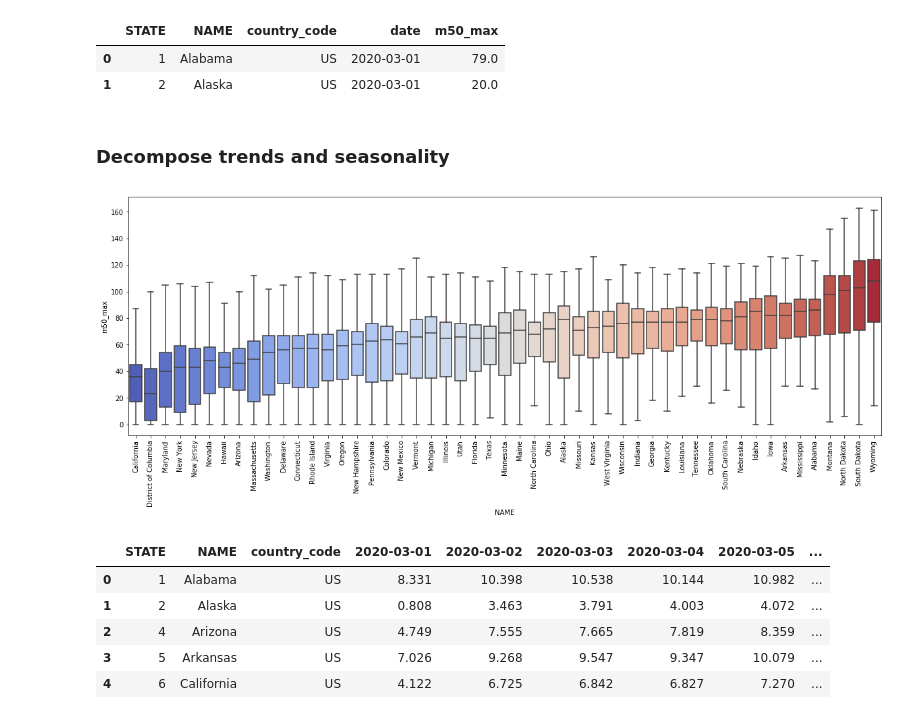
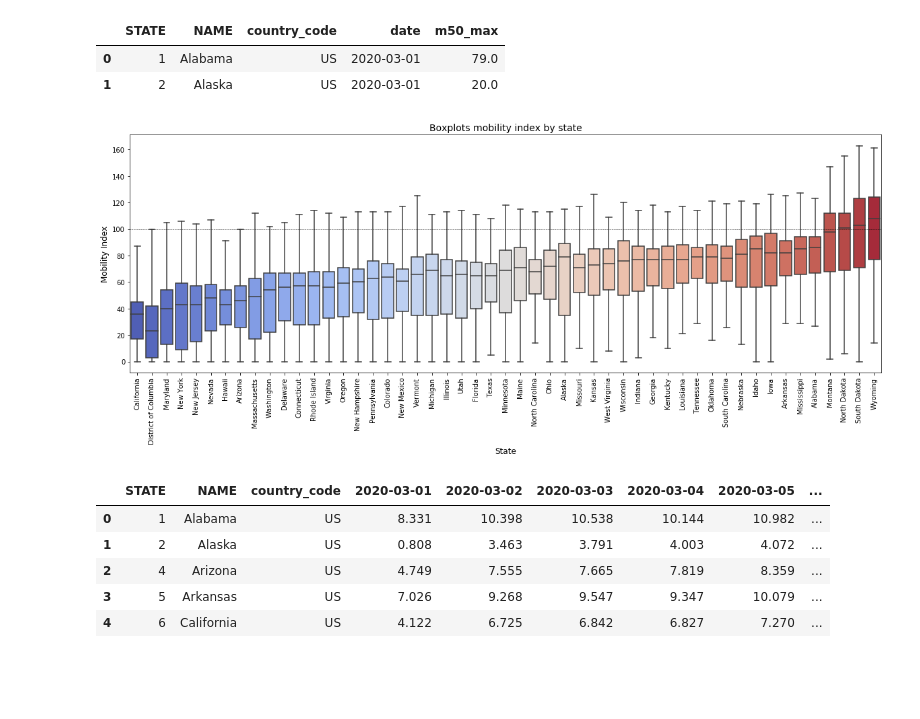
Before and after one commit to Daesparz/DS4A2020_Empowerment, a Jupyter notebook: exploratory_data_analysis/foot_traffic_EDA.ipynb, the cells around one changed output. Cells and saved outputs as stored; diff of their text form; code cells hidden in the pictures; blank space fills up the shorter version.

Commit message:
foot traffic EDA

```diff
--- a/exploratory_data_analysis/foot_traffic_EDA.ipynb
+++ b/exploratory_data_analysis/foot_traffic_EDA.ipynb
@@ -442,3 +450,17 @@ _ = plt.xlabel('Date', size=12)
 _ = plt.ylabel('Indexed Foot Traffic', size=12)
 # %% [output]
 [figure]
+# %%
+x = df_foursquare_dma_casual_fastfood.index
+y = df_foursquare_dma_casual_fastfood
+
+_ = plt.figure(figsize=(15, 6.5))
+_ = sns.lineplot(y=y['Los Angeles'], x=x, label='Los Angeles')
+_ = sns.lineplot(y=y['SanFrancisco-Oakland-SanJose'], x=x, label='SanFrancisco-Oakland-SanJose')
+_ = sns.lineplot(y=y['Seattle-Tacoma'], x=x, label='Seattle-Tacoma')
+_ = sns.lineplot(y=y['New York'], x=x, label='New York')
+
+_ = plt.axhline(y=100, color='k', linestyle='--', label='Baseline, January 13th, 2020', lw=0.5)
+_ = plt.title('Indexed foot traffic in the fast food venue in metropolitan areas', size=16)
+_ = plt.xlabel('Date', size=12)
+_ = plt.ylabel('Indexed Foot Traffic', size=12)
@@ -654,7 +687,7 @@ The file named `m50_percent_states.csv` shows the percent of normal m50 in the s
 Data Sources: Descarteslabs: Data for Mobility Changes in Response to COVID-19 https://github.com/descarteslabs/DL-COVID-19
 People Contribution & Credit: Xiaokang Fu, Tao Hu, data crawler, data quality control and data validation
 # %%
-df_descartes_states_max = pd.read_csv('../data/interim/mobility/m50_max_states.csv')
+df_descartes_states = pd.read_csv('../data/interim/mobility/m50_max_states.csv')
 df_descartes_states_percent = pd.read_csv('../data/interim/mobility/m50_percent_states.csv')
 # %% [markdown]
 Let's check the median of the maximum distance measured every day from March:
@@ -685,22 +718,23 @@ df_descartes_states_melt.head(2)
 | 1 | 2 | Alaska | US | 2020-03-01 | 20.0 |
 # %%
 df_descartes_states_melt['date'] = df_descartes_states_melt.date.apply(lambda x: datetime.strptime(x, '%Y-%m-%d'))
-# %% [markdown]
-### Decompose trends and seasonality
 # %%
 sort_states = df_descartes_states_melt.groupby('NAME')['m50_max'].mean().sort_values(ascending=True)
 # %%
 _ = plt.figure(figsize=(20, 6.5))
 _ = sns.boxplot(x='NAME',
                 y='m50_max',
                 data=df_descartes_states_melt,
                 showfliers=False,
                 palette='coolwarm',
                 order=sort_states.index)
-# _ = plt.axhline(y=100, color='k', linestyle='--', label='Baseline, January 13th, 2020', lw=0.5)
+_ = plt.axhline(y=100, color='k', linestyle='--', label='Baseline, January 13th, 2020', lw=0.5)
 _ = plt.xticks(rotation=90)
+_ = plt.xlabel('State', size=12)
+_ = plt.ylabel('Mobility Index', size=12)
+_ = plt.title('Boxplots mobility index by state', size=14)
 # %% [output]
-[figure, old version]
+[figure, new version]
 # %%
 df_descartes_states_percent.head()
 # %% [output]
```
Also changed, not shown: parts of 30 cells of this notebook.
